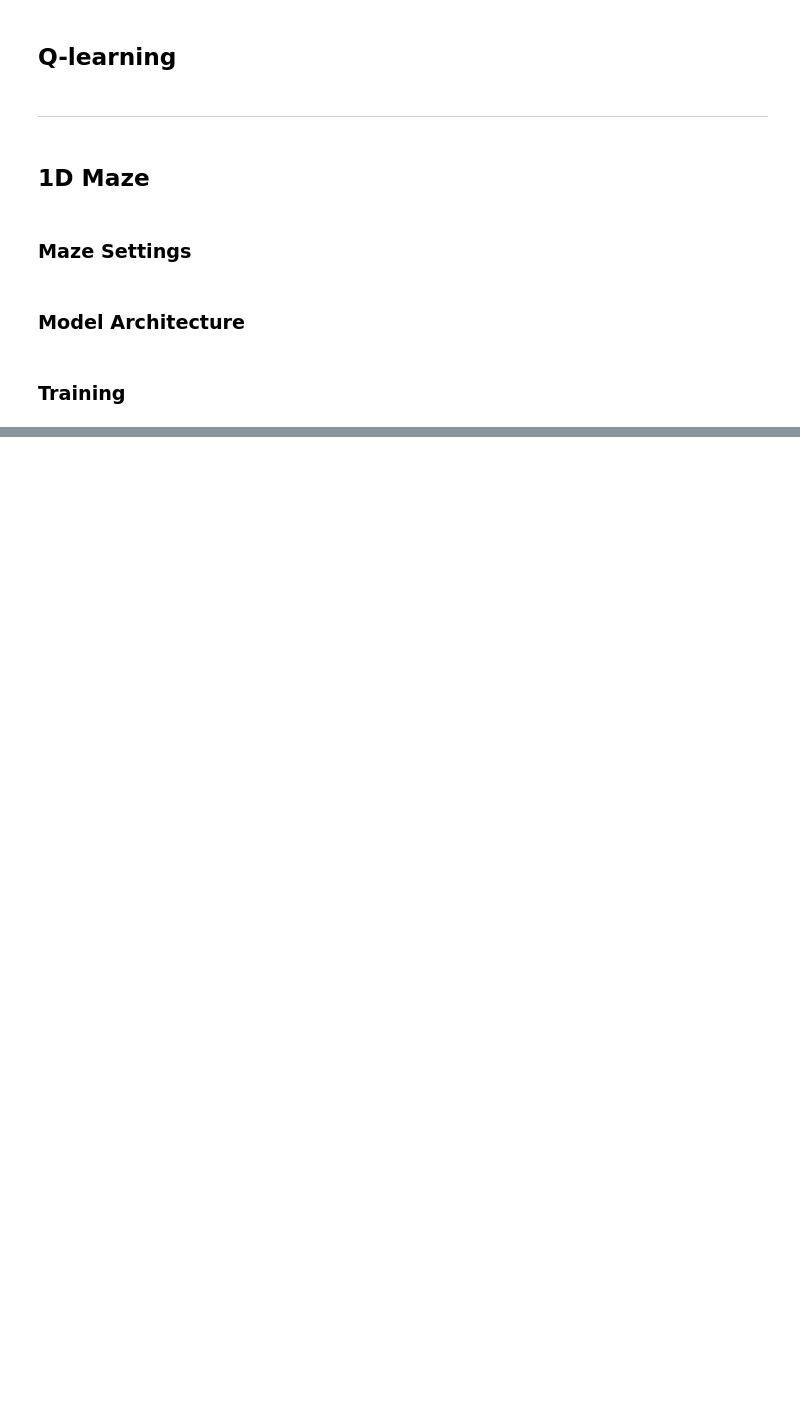
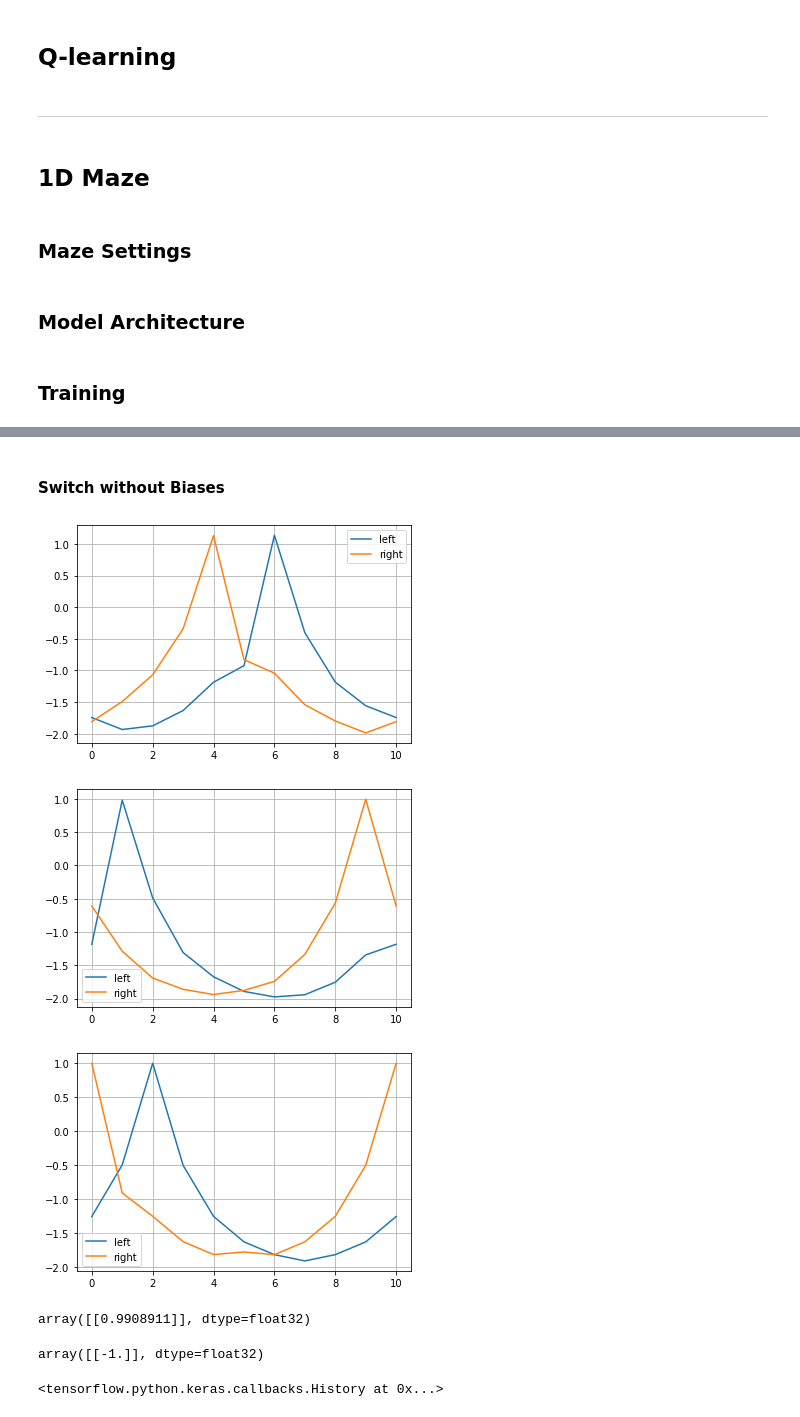
Before and after one commit to DLii-Research/context-learning, a Jupyter notebook: 4. Maze.ipynb, the cells around one changed output, grey strips where cells are left out. Saved outputs shown, nothing was run; the diff lists cells and outputs as text; code cells hidden in the pictures; blank space fills up the shorter version.

Commit message:
1D Maze almost finished

```diff
--- a/4. Maze.ipynb
+++ b/4. Maze.ipynb
@@ -170,25 +179,25 @@ set_seed(1)
 # %%
 # Maze Settings
 maze_size = 10
-goals = (0, 5)
+goals = (5, 0, 1)
 # %% [markdown]
 ### Model Architecture
 # %%
 # Optimizer
-optimizer = tf.keras.optimizers.Adam(1e-3)
+# optimizer = tf.keras.optimizers.Adam(1e-3)
+optimizer = tf.keras.optimizers.SGD(1e-1)
 
 # Hyperparameters
 maze_size = 10
 hrr_size = 1024
 num_contexts = len(goals)
-switch_threshold = -0.008
+switch_threshold = -0.095
 
 # Model Architecture
-inp = Input((maze_size,))
-x = Flatten()(inp)
-x = Dense(hrr_size, activation="relu", use_bias=False)(x)
-x = Context(num_contexts, AtrMovingAverage(switch_threshold))(x)
-x = Dense(2, activation="linear", use_bias=False)(x)
+inp = Input((maze_size + 2,))
+x = Dense(hrr_size, activation="relu", use_bias=True)(inp)
+x = Context(num_contexts, TdErrorSwitch(0.003, switch_threshold, switch_delay=0, init_multiplier=25))(x)
+x = Dense(1, activation="linear", use_bias=True)(x)
 
 # Create the model
 model = NTaskModel(inputs=inp, outputs=x)
@@ -211,2 +221,2 @@ callbacks = [logger]
 # %%
-train(model, maze_size, goals, move_limit, 100, learn_rate, discount_factor, epsilon, switch_freq=100, callbacks=callbacks)
+subOptMoves += train(model, maze_size, goals, move_limit, 3000, learn_rate, discount_factor, epsilon, switch_freq=500, auto_switch=True, shuffle=False, callbacks=callbacks)
@@ -241,2 +228,0 @@ array([-1.881176 ,  0.0234618], dtype=float32)
-# %%
-update(model, one_hot_encode(9, 10), one_hot_encode(0, 10), values, action, -1, learn_rate, discount_factor, absorb=False)
@@ -252,0 +241,12 @@ tf.equal
+# %% [markdown]
+#### Switch without Biases
+# %%
+contexts = model.get_contexts()
+for ctx in range(len(goals)):
+    model.set_contexts([ctx])
+    plot(model, maze_size)
+model.set_contexts(contexts)
+# %% [output]
+[figure, added]
+[figure, added]
+[figure, added]
@@ -252,0 +261,15 @@ tf.equal
+# %%
+q = model.predict(np.array([np.concatenate((one_hot_encode(4, 10), [0, 1]))]))
+q
+# %% [output]
+array([[0.9908911]], dtype=float32)
+# %%
+target = q
+target[0][0] += 1.0*(-1.0 - q[0][0])
+target
+# %% [output]
+array([[-1.]], dtype=float32)
+# %%
+model.fit(np.array([np.concatenate((one_hot_encode(4, 10), [0, 1]))]), target, train_after_switch=False, retry_fit=False, absorb=True, verbose=Verbosity.Contexts, callbacks=callbacks)
+# %% [output]
+<tensorflow.python.keras.callbacks.History at 0x...>
```
Also changed, not shown: parts of 53 cells of this notebook, 5 other files.
